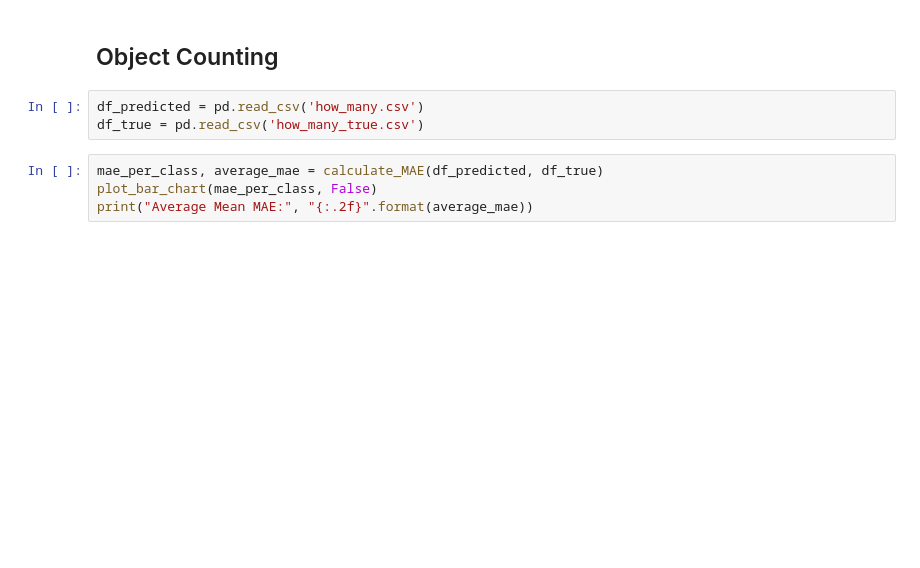
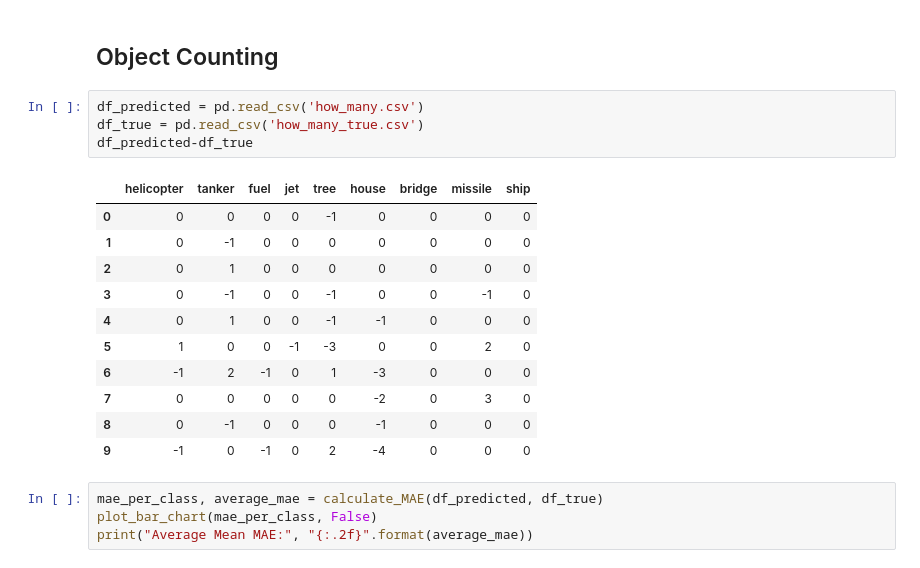
Before and after one commit to eyujis/RiverraidEpisodeTracker, a Jupyter notebook: src/main/python/evaluation.ipynb, the cells around one changed output. Saved outputs shown, nothing was run; the diff lists cells and outputs as text; blank space fills up the shorter version.

```diff
--- a/src/main/python/evaluation.ipynb
+++ b/src/main/python/evaluation.ipynb
@@ -63,6 +63,19 @@ def plot_bar_chart(mae_per_class, is_relative):
 # %%
 df_predicted = pd.read_csv('how_many.csv')
 df_true = pd.read_csv('how_many_true.csv')
+df_predicted-df_true
+# %% [output]
+|  | helicopter | tanker | fuel | jet | tree | house | bridge | missile | ship |
+| 0 | 0 | 0 | 0 | 0 | -1 | 0 | 0 | 0 | 0 |
+| 1 | 0 | -1 | 0 | 0 | 0 | 0 | 0 | 0 | 0 |
+| 2 | 0 | 1 | 0 | 0 | 0 | 0 | 0 | 0 | 0 |
+| 3 | 0 | -1 | 0 | 0 | -1 | 0 | 0 | -1 | 0 |
+| 4 | 0 | 1 | 0 | 0 | -1 | -1 | 0 | 0 | 0 |
+| 5 | 1 | 0 | 0 | -1 | -3 | 0 | 0 | 2 | 0 |
+| 6 | -1 | 2 | -1 | 0 | 1 | -3 | 0 | 0 | 0 |
+| 7 | 0 | 0 | 0 | 0 | 0 | -2 | 0 | 3 | 0 |
+| 8 | 0 | -1 | 0 | 0 | 0 | -1 | 0 | 0 | 0 |
+| 9 | -1 | 0 | -1 | 0 | 2 | -4 | 0 | 0 | 0 |
 # %%
 mae_per_class, average_mae = calculate_MAE(df_predicted, df_true)
 plot_bar_chart(mae_per_class, False)
```
